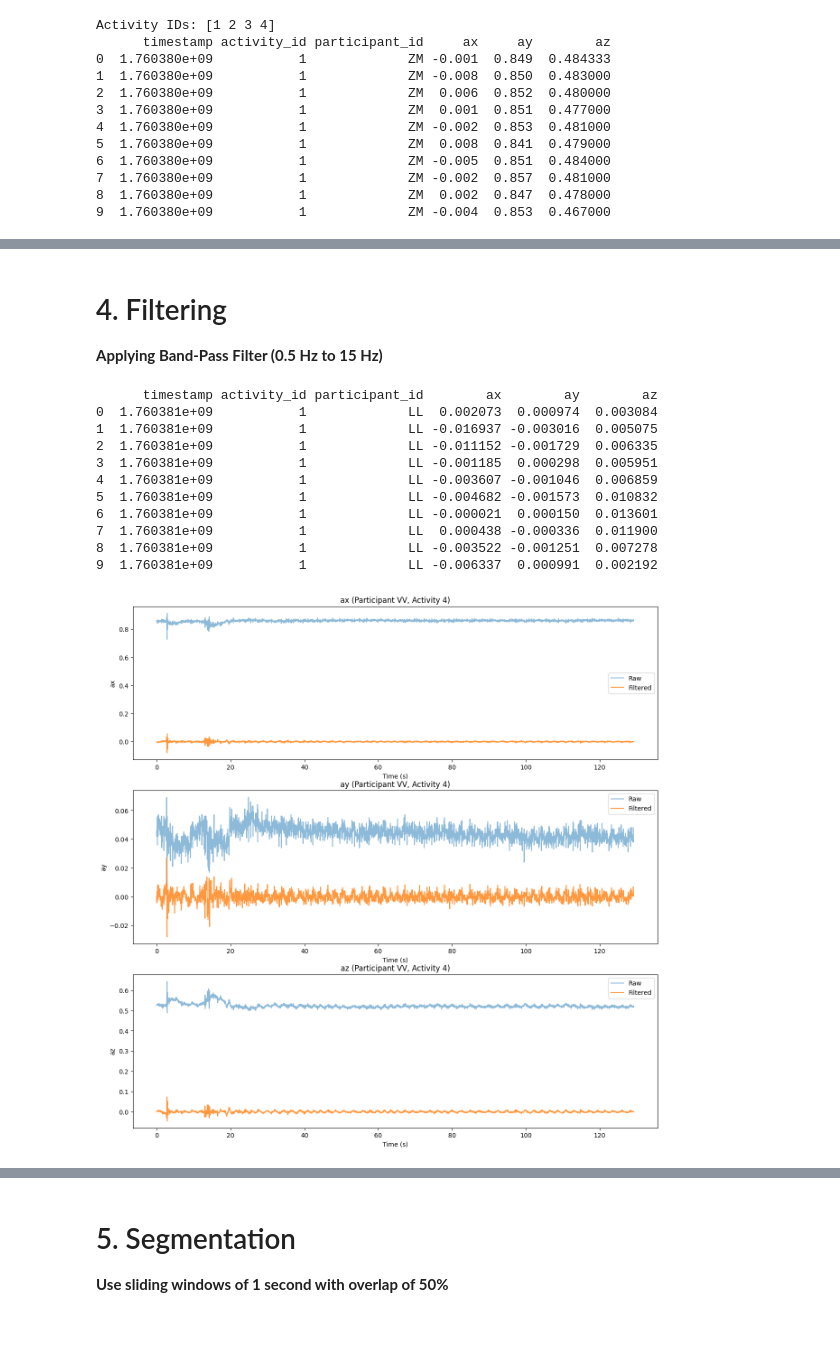
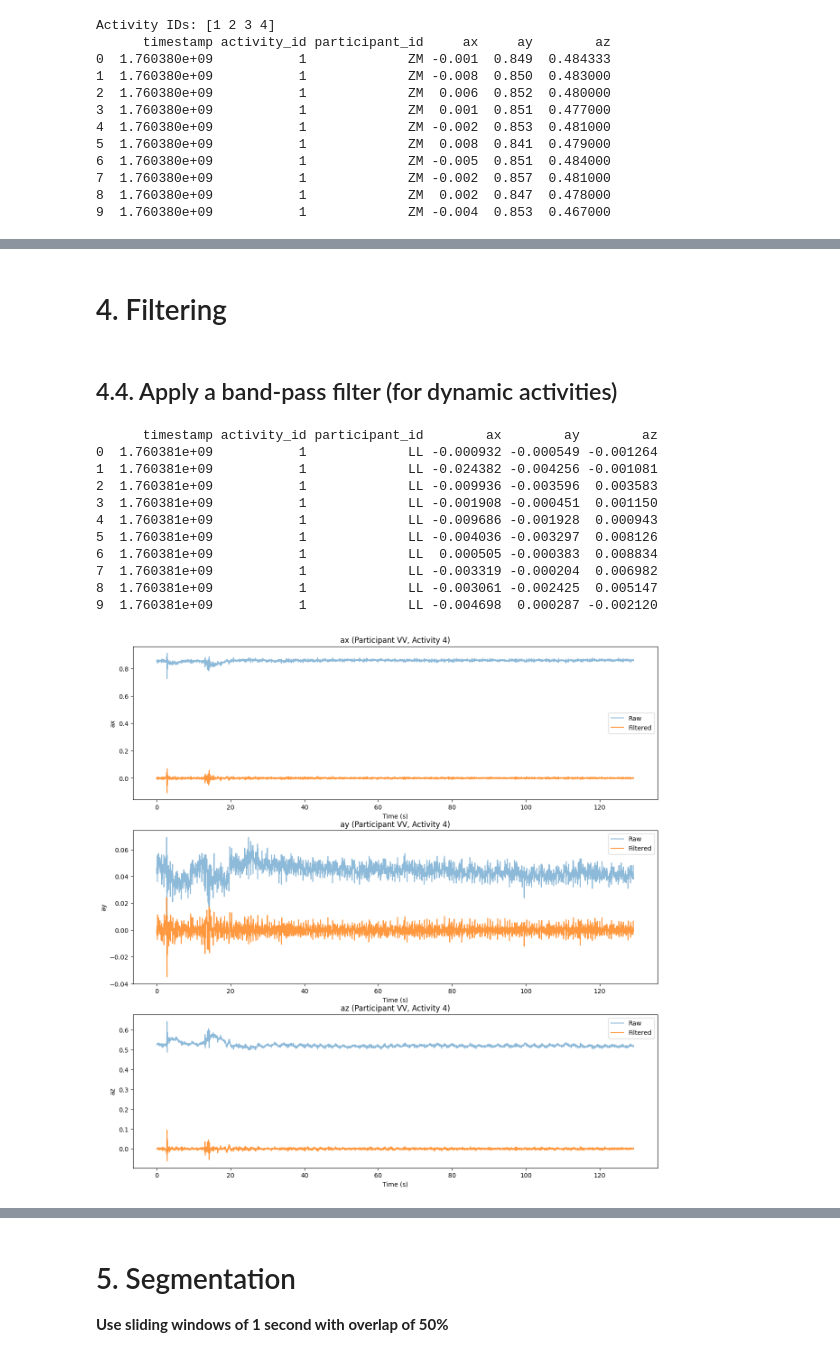
Before and after one commit to COEN498-691-PROJECT/ML_project, a Jupyter notebook: processing/notebooks/pre_processing.ipynb, the cells around one changed output, grey strips where cells are left out. Drawn from its saved outputs; the diff is of its cells as text; code cells hidden in the pictures; blank space fills up the shorter version.

```diff
--- a/processing/notebooks/pre_processing.ipynb
+++ b/processing/notebooks/pre_processing.ipynb
@@ -77,11 +77,16 @@ for participant_id in participant_ids:
 df_trimmed = pd.concat(trimmed_dfs, ignore_index=True)
+# %%
+# Fix the sensor orientation for participant ZM
+df_trimmed.loc[df_trimmed['participant_id'] == 'ZM', 'ay'] *= -1
+df_trimmed.loc[df_trimmed['participant_id'] == 'ZM', 'ax'] *= -1
 # %% [markdown]
 # 4. Filtering
-**Applying Band-Pass Filter (0.5 Hz to 15 Hz)**
+# %% [markdown]
+## 4.4. Apply a band-pass filter (for dynamic activities)
 # %%
-sampling_frequency = 50  # Hz
+sampling_frequency = 25  # Hz
 lowcut = 0.5  # Hz
-highcut = 15.0  # Hz
+highcut = 10.0  # Hz
 # %%
 def butterworth_bandpass_filter(dataframe, lowcut, highcut, sampling_frequency, order=4):
     """
@@ -98,7 +103,7 @@ def butterworth_bandpass_filter(dataframe, lowcut, highcut, sampling_frequency,
     return filtered_data
 # %%
 # Apply the bandpass filter to each participant-activity pair
-filtered_dfs = []
+bp_filtered_dfs = []
 
 for participant_id in participant_ids:
     participant_data = df_trimmed[df_trimmed['participant_id'] == participant_id]
@@ -106,37 +111,37 @@ for participant_id in participant_ids:
         activity_data = participant_data[participant_data['activity_id'] == activity_id].copy()
         if not activity_data.empty:
             filtered_activity_data = butterworth_bandpass_filter(activity_data, lowcut, highcut, sampling_frequency)
-            filtered_dfs.append(filtered_activity_data)
-filtered_df = pd.concat(filtered_dfs, ignore_index=True)
+            bp_filtered_dfs.append(filtered_activity_data)
+bp_filtered_df = pd.concat(bp_filtered_dfs, ignore_index=True)
 
-print(filtered_df.head(10))
+print(bp_filtered_df.head(10))
 # %% [output]
       timestamp activity_id participant_id        ax        ay        az
-0  1.760381e+09           1             LL  0.002073  0.000974  0.003084
-1  1.760381e+09           1             LL -0.016937 -0.003016  0.005075
-2  1.760381e+09           1             LL -0.011152 -0.001729  0.006335
-3  1.760381e+09           1             LL -0.001185  0.000298  0.005951
-4  1.760381e+09           1             LL -0.003607 -0.001046  0.006859
-5  1.760381e+09           1             LL -0.004682 -0.001573  0.010832
-6  1.760381e+09           1             LL -0.000021  0.000150  0.013601
-7  1.760381e+09           1             LL  0.000438 -0.000336  0.011900
-8  1.760381e+09           1             LL -0.003522 -0.001251  0.007278
-9  1.760381e+09           1             LL -0.006337  0.000991  0.002192
+0  1.760381e+09           1             LL -0.000932 -0.000549 -0.001264
+1  1.760381e+09           1             LL -0.024382 -0.004256 -0.001081
+2  1.760381e+09           1             LL -0.009936 -0.003596  0.003583
+3  1.760381e+09           1             LL -0.001908 -0.000451  0.001150
+4  1.760381e+09           1             LL -0.009686 -0.001928  0.000943
+5  1.760381e+09           1             LL -0.004036 -0.003297  0.008126
+6  1.760381e+09           1             LL  0.000505 -0.000383  0.008834
+7  1.760381e+09           1             LL -0.003319 -0.000204  0.006982
+8  1.760381e+09           1             LL -0.003061 -0.002425  0.005147
+9  1.760381e+09           1             LL -0.004698  0.000287 -0.002120
 # %%
-# Visualization of raw vs filtered data for a sample participant one activity
+# Visualization of raw vs bandpass filtered data for a sample participant one activity
 participant_to_plot = participant_ids[1] # 0: LL, 1: VV, 2: YL, 3: YT, 4: ZM
 activity_to_plot = activity_ids[3] # 0: sitting, 1: walking, 2: running, 3: lying
 original_data = df_trimmed[(df_trimmed['participant_id'] == participant_to_plot) & (df_trimmed['activity_id'] == activity_to_plot)]
-filtered_data = filtered_df[(filtered_df['participant_id'] == participant_to_plot) & (filtered_df['activity_id'] == activity_to_plot)]
+filtered_data = bp_filtered_df[(bp_filtered_df['participant_id'] == participant_to_plot) & (bp_filtered_df['activity_id'] == activity_to_plot)]
 time = original_data['timestamp'] - original_data['timestamp'].iloc[0]
 plt.figure(figsize=(15, 15))
 for i, sensor_id in enumerate(sensor_ids):
     plt.subplot(len(sensor_ids), 1, i + 1)
     plt.plot(time, original_data[sensor_id], label='Raw', alpha=0.5)
     plt.plot(time, filtered_data[sensor_id], label='Filtered', alpha=0.8)
     plt.title(f'{sensor_id} (Participant {participant_to_plot}, Activity {activity_to_plot})')
     plt.xlabel('Time (s)')
     plt.ylabel(sensor_id)
     plt.legend()
 # %% [output]
-[figure, old version]
+[figure, new version]
```
Also changed, not shown: parts of 14 cells of this notebook, 2 other files.
